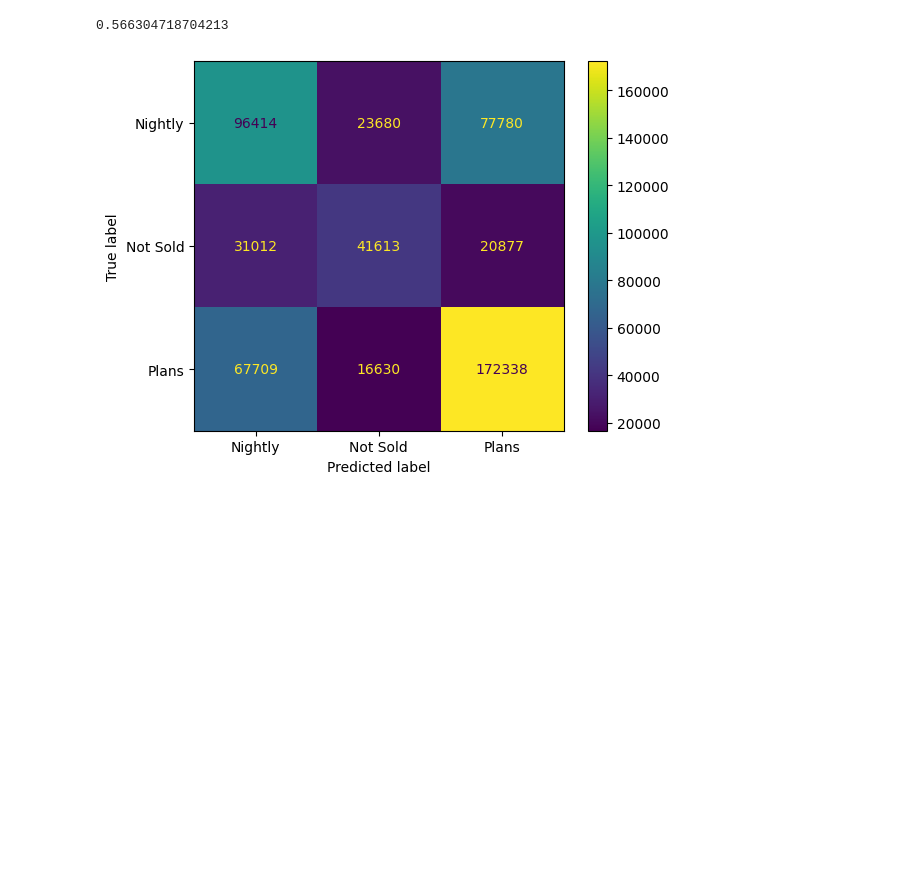
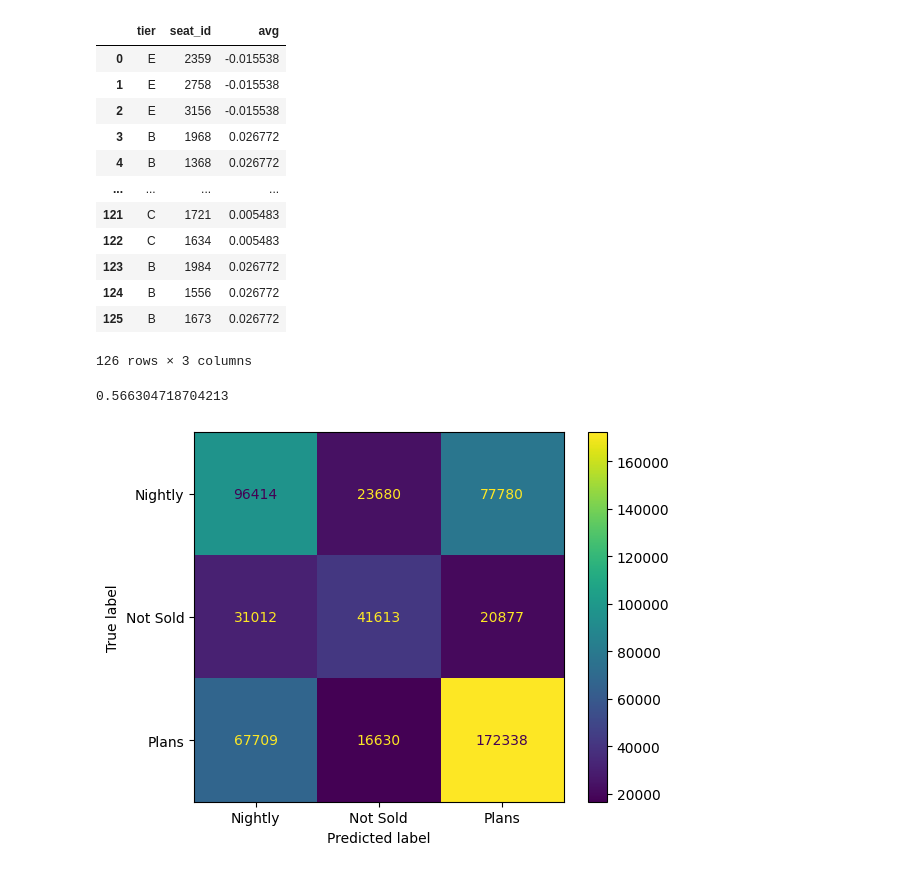
Before and after one commit to riffere-fla/pandas_party, a Jupyter notebook: ticket_revenue_model_2324.ipynb, the cells around one changed output. Saved outputs shown, nothing was run; the diff lists cells and outputs as text; code cells hidden in the pictures; blank space fills up the shorter version.

```diff
--- a/ticket_revenue_model_2324.ipynb
+++ b/ticket_revenue_model_2324.ipynb
@@ -246,3 +238,65 @@ dict_values([82683, 35626, 21416])
+# %%
+q = """
+with a as
+    (select cth_ticket_expanded_all.event_date, tier, count(*), (1.0*count(*)/6057)-1 as diff
+    from custom.cth_ticket_expanded_all
+    left join custom.cth_game_descriptions on cth_ticket_expanded_all.event_date = cast(date(cth_game_descriptions.event_date) as VARCHAR)
+    where ticket_type = 'Full'
+    group by cth_ticket_expanded_all.event_date, tier
+    order by cth_ticket_expanded_all.event_date)
+select tier, avg(diff)
+from a
+group by tier
+order by tier"""
+
+tier_full = FLA_Redshift(**rs_creds).query_warehouse(sql_string=q)
+# %%
+df2 = pd.DataFrame(data = predicted, columns = ['predicted'])
+df3 = pd.DataFrame(data = clf.predict_proba(X), columns = ['Nightly', 'Not Sold', 'Plans'])
+df_final = pd.concat([df_2324,df2,df3], axis = 1)
+# %%
+df_final_not_sold = df_final[df_final['ticket_type_group'] == 'Not Sold']
+df_final_not_sold = df_final_not_sold.groupby(by = ['event_date', 'tier','predicted'])['seat_id'].count()
+df_final_not_sold = df_final_not_sold.to_frame()
+df_final_not_sold = df_final_not_sold.rename({'predicted':'ticket_type_group', 'seat_id' : 'predicted'})
+#df_final_not_sold.reset_index(inplace = True)
+df_final_not_sold = df_final_not_sold.merge(right = tier_full, how = 'left', on = 'tier')
+
+# q = """
+# with a as
+#     (select event_date, count(ticket_type)
+#     from custom.cth_v_ticket_2324
+#     where ticket_type = 'Full'
+#     group by event_date)
+
+# select avg(count) from a
+# """
+# q = FLA_Redshift(**rs_creds).query_warehouse(sql_string=q)
+
+#df_final_not_sold['fulls_add'] = df_final_not_sold.apply(lambda row: row['seat_id'] if row['predicted'] != 'Plans' else q.values[0][0]*row['avg'], axis = 1)
+
+df_final_sold = df_final[df_final['ticket_type_group'] != 'Not Sold']
+df_final_sold = df_final_sold.groupby(by = ['event_date', 'tier','ticket_type_group'])['seat_id'].count()
+df_final_sold = df_final_sold.to_frame()
+df_final_sold.reset_index(inplace = True)
+df_final_sold
+
+#df_final_final = df_final_sold.merge(right = df_final_not_sold, how = 'left', on = ['event_date', 'ticket_type_group'])
+df_final_not_sold
+# %% [output]
+|  | tier | seat_id | avg |
+| 0 | E | 2359 | -0.015538 |
+| 1 | E | 2758 | -0.015538 |
+| 2 | E | 3156 | -0.015538 |
+| 3 | B | 1968 | 0.026772 |
+| 4 | B | 1368 | 0.026772 |
+| ... | ... | ... | ... |
+| 121 | C | 1721 | 0.005483 |
+| 122 | C | 1634 | 0.005483 |
+| 123 | B | 1984 | 0.026772 |
+| 124 | B | 1556 | 0.026772 |
+| 125 | B | 1673 | 0.026772 |
+126 rows × 3 columns
 # %%
 # KNN
 knn = KNeighborsClassifier(weights = 'distance') # 11.6% different, 49.4% accurate
```
Also changed, not shown: parts of 13 cells of this notebook, 1 other file.
